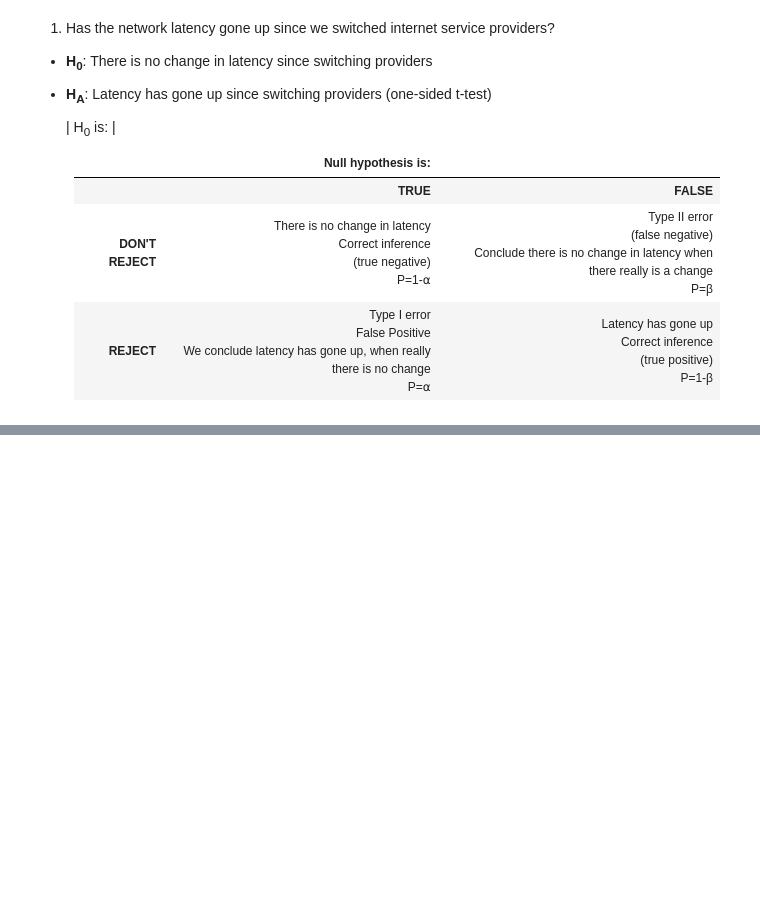
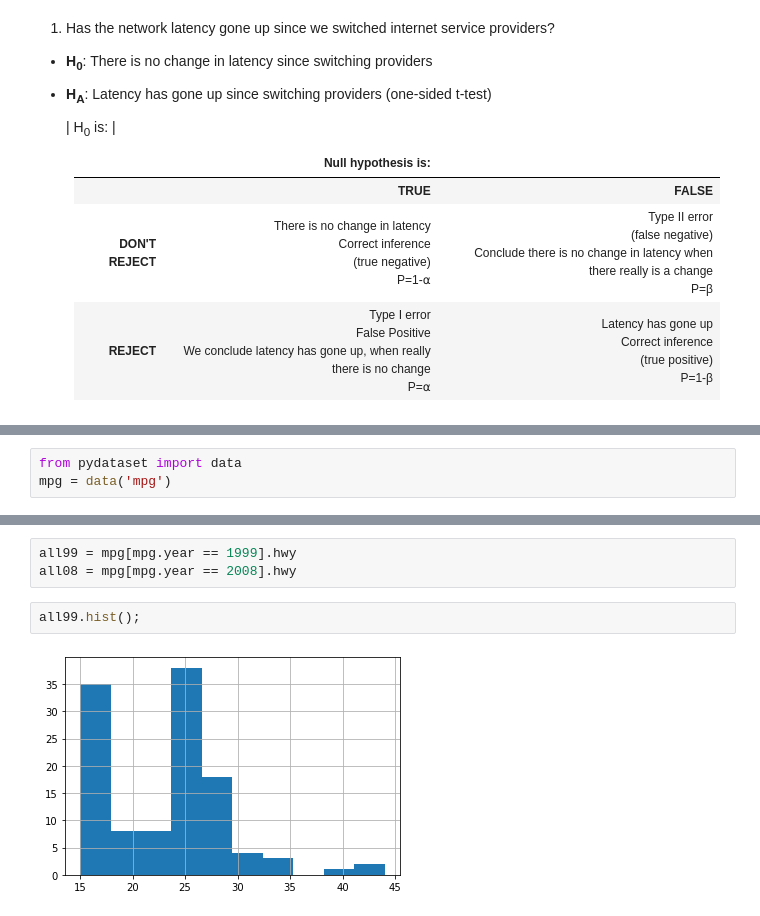
Before and after one commit to Jared-Godar/statistics-exercises, a Jupyter notebook: hypothesis_testing.ipynb, the cells around one changed output, grey strips where cells are left out. Drawn from its saved outputs; the diff is of its cells as text; blank space fills up the shorter version.

```diff
--- a/hypothesis_testing.ipynb
+++ b/hypothesis_testing.ipynb
@@ -16,0 +68,3 @@ For each of the following questions, formulate a null and alternative hypothesis
+# %%
+from pydataset import data
+mpg = data('mpg')
@@ -16,0 +83,7 @@ For each of the following questions, formulate a null and alternative hypothesis
+# %%
+all99 = mpg[mpg.year == 1999].hwy
+all08 = mpg[mpg.year == 2008].hwy
+# %%
+all99.hist();
+# %% [output]
+[figure, added]
```
Also changed, not shown: parts of 27 cells of this notebook, 2 other files.
